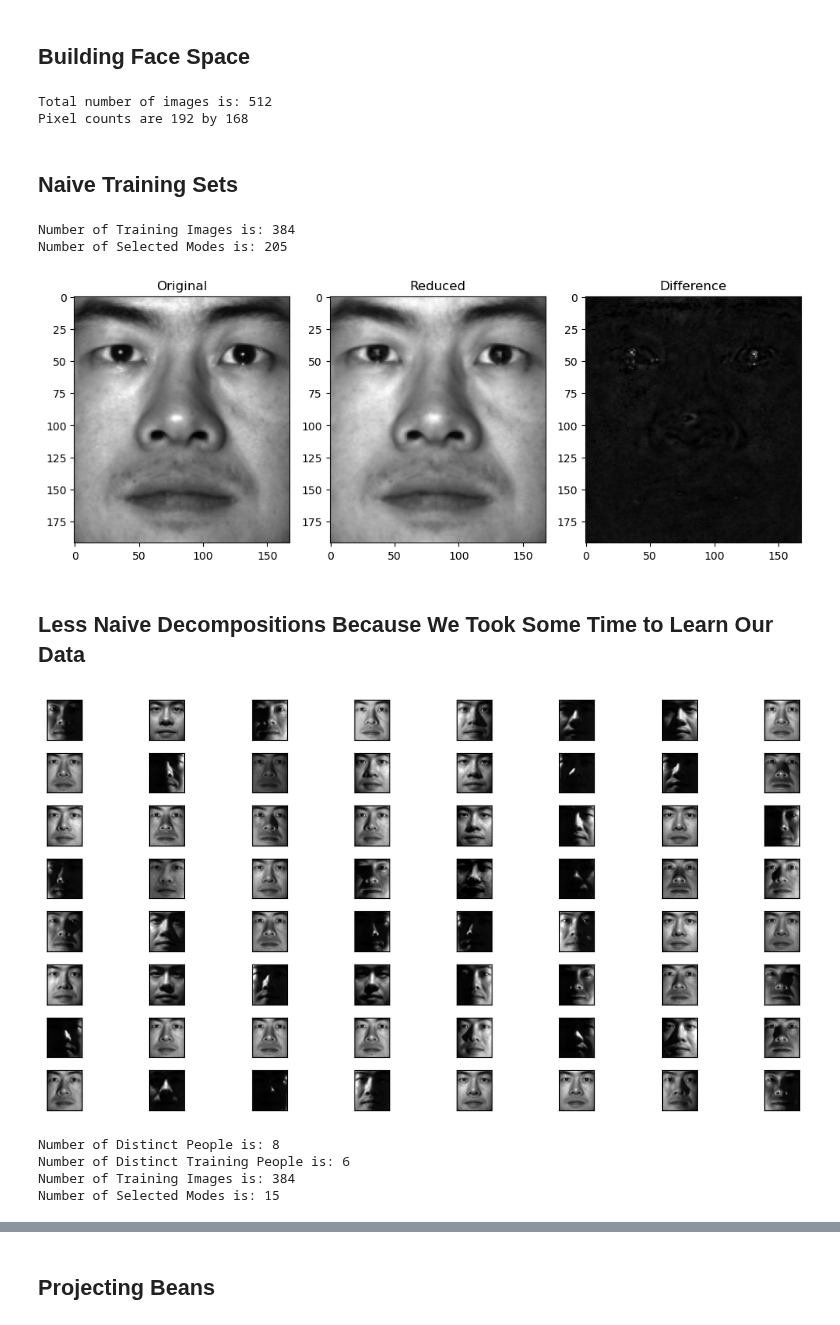
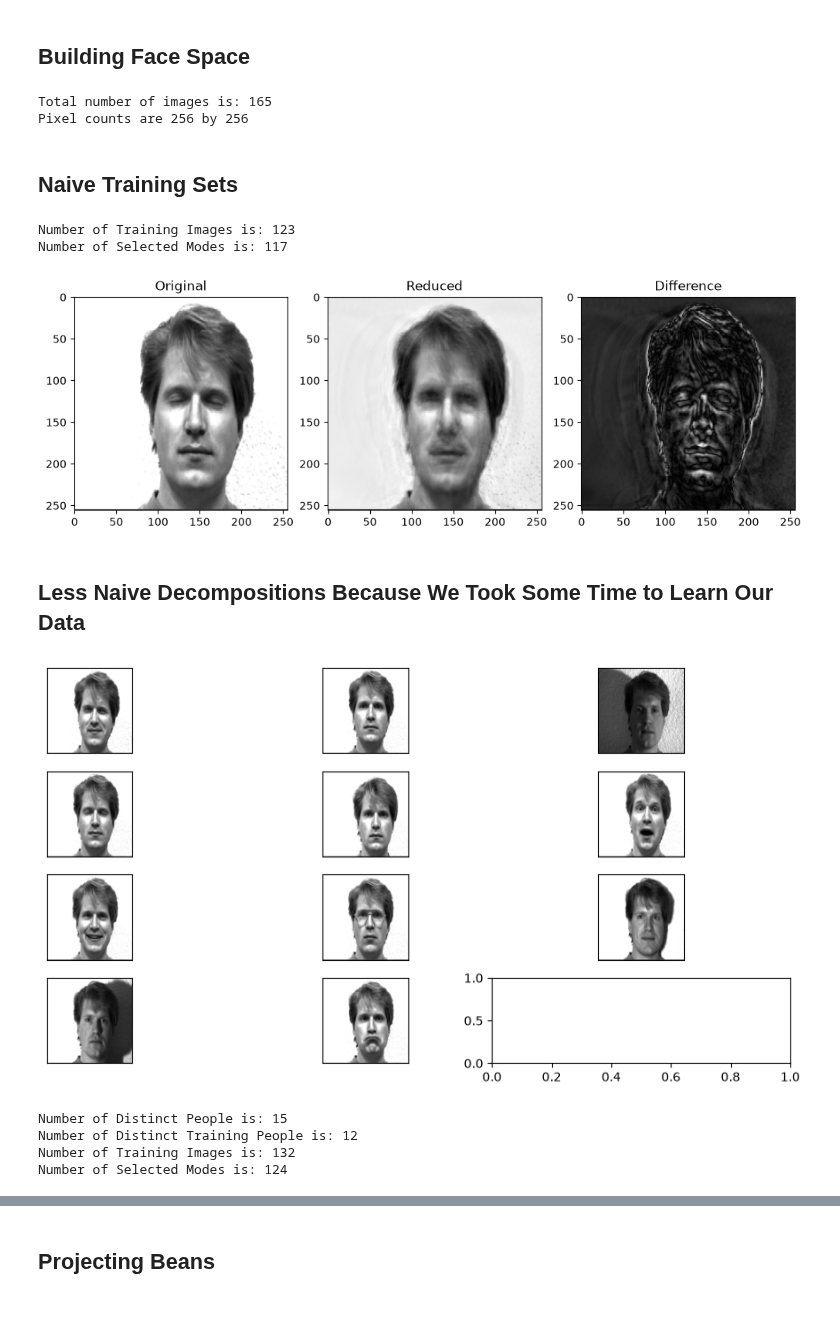
Before and after one commit to curtis-chris/Math_540_Fall_2026, a Jupyter notebook: Lecture_Notes_and_Code/Applications_of_the_SVD_and_Cluster_Analysis.ipynb, the cells around one changed output, grey strips where cells are left out. Cells and saved outputs as stored; diff of their text form; code cells hidden in the pictures.

Commit message:
Updates via Kaggle

```diff
--- a/Lecture_Notes_and_Code/Applications_of_the_SVD_and_Cluster_Analysis.ipynb
+++ b/Lecture_Notes_and_Code/Applications_of_the_SVD_and_Cluster_Analysis.ipynb
@@ -22,2 +17,10 @@ from math_596_image_analysis_helper_functions import *
+# %%
+# Data Loader from kaggle.com
+import kagglehub
+current_working_directory = os.getcwd()
+data_path = kagglehub.dataset_download("olgabelitskaya/yale-face-database")
+os.chdir(data_path)
+! rm -rf ./data
+os.chdir(current_working_directory)
 # %% [markdown]
 ## Building Face Space
@@ -28,26 +27,33 @@ cropped_image_list = file_builder(cropped_directory)
 # %%
-num_crp_images = len(cropped_image_list)
-crp_row, crp_col = np.shape(cropped_image_list[0])
-crp_image_mat = np.zeros((crp_row*crp_col, num_crp_images), dtype=np.float64)
-for cnt, image in enumerate(cropped_image_list):
-    crp_image_mat[:, cnt] = image.flatten()
+image_list, labels_list = file_builder(data_path)
 
-print(f"Total number of images is: {num_crp_images}")
-print(f"Pixel counts are {crp_row} by {crp_col}")
+indexed_labels = list(enumerate(labels_list))
+sorted_indexed_labels = sorted(indexed_labels, key=lambda x: x[1])
+swapped_indices = [sorted_indexed_labels[i][0] for i in range(len(sorted_indexed_labels))]
+
+num_images = len(image_list)
+row, col = np.shape(image_list[0])
+image_mat = np.zeros((row*col, num_images), dtype=np.float64)
+
+for cnt in range(num_images):
+    image_mat[:, cnt] = image_list[swapped_indices[cnt]].flatten()
+
+print(f"Total number of images is: {num_images}")
+print(f"Pixel counts are {row} by {col}")
 # %% [output]
-Total number of images is: 512
-Pixel counts are 192 by 168
+Total number of images is: 165
+Pixel counts are 256 by 256
 # %% [markdown]
 ## Naive Training Sets
 # %%
 percentage_training = .75
 mode_selection_threshhold = 2.
 
-num_train_images = int(np.floor(percentage_training * num_crp_images))
-train_indices = np.random.choice(np.arange(num_crp_images), num_train_images, replace=False)
-training_images = crp_image_mat[:, train_indices]
+num_train_images = int(np.floor(percentage_training * num_images))
+train_indices = np.random.choice(np.arange(num_images), num_train_images, replace=False)
+training_images = image_mat[:, train_indices]
 
-test_images = np.delete(crp_image_mat, train_indices, axis=1)
+test_images = np.delete(image_mat, train_indices, axis=1)
 zero_avg_test, avg_test = zero_mean(test_images)
 
 zero_avg_train, avg_train = zero_mean(training_images)
@@ -57,27 +63,27 @@ u_red = mode_selector(u_train, s_train, mode_selection_threshhold)
 print(f"Number of Training Images is: {num_train_images}")
 print(f"Number of Selected Modes is: {u_red.shape[1]}")
 # %% [output]
-Number of Training Images is: 384
-Number of Selected Modes is: 205
+Number of Training Images is: 123
+Number of Selected Modes is: 117
 # %%
 test_choice_ind = 0
 test_image_approx = mode_projector(zero_avg_test, u_red)
 test_image_approx += avg_test
 
-test_true_mat = test_images[:, test_choice_ind].reshape(crp_row, crp_col)
-test_approx_mat = test_image_approx[:, test_choice_ind].reshape(crp_row, crp_col)
+test_true_mat = test_images[:, test_choice_ind].reshape(row, col)
+test_approx_mat = test_image_approx[:, test_choice_ind].reshape(row, col)
 
 image_comparison(test_true_mat, test_approx_mat)
 # %% [output]
-[figure, old version]
+[figure, new version]
 # %% [markdown]
 ## Less Naive Decompositions Because We Took Some Time to Learn Our Data
 # %%
-num_angles = 64
-fig, axes = plt.subplots(8, 8, figsize=(10, 5))
+num_angles = 11
+fig, axes = plt.subplots(4, 3, figsize=(10, 5))
 ax = axes.ravel()
 for jj in range(num_angles):
-    ax[jj].imshow(crp_image_mat[:, jj].reshape(crp_row, crp_col), cmap=plt.cm.gray)
+    ax[jj].imshow(image_mat[:, jj].reshape(row, col), cmap=plt.cm.gray)
     ax[jj].tick_params(
     axis='both',          # changes apply to the x-axis
     which='both',      # both major and minor ticks are affected
@@ -88,21 +94,21 @@ for jj in range(num_angles):
     )
 fig.tight_layout()
 # %% [output]
-[figure, old version]
+[figure, new version]
 # %%
 percentage_training = .8
-mode_selection_threshhold = 1.
+mode_selection_threshhold = 2.
 
-num_distinct_people = int(num_crp_images/num_angles)
+num_distinct_people = int(num_images/num_angles)
 num_train_people = int(np.floor(percentage_training * num_distinct_people))
 train_people = np.random.choice(np.arange(num_distinct_people), num_train_people, replace=False)
 
 train_indices = np.zeros(num_train_people*num_angles, dtype=int)
 for ll in range(num_train_people):
     train_indices[ll*num_angles:num_angles*(ll+1)] = np.arange(train_people[ll]*num_angles,(train_people[ll]+1)*num_angles)
-training_images = crp_image_mat[:, np.sort(train_indices)]
+training_images = image_mat[:, np.sort(train_indices)]
 
-testing_images = np.delete(crp_image_mat, train_indices, axis=1)
+testing_images = np.delete(image_mat, train_indices, axis=1)
 zero_avg_test, avg_test = zero_mean(test_images)
 
 zero_avg_train, avg_train = zero_mean(training_images)
@@ -114,10 +120,10 @@ print(f"Number of Distinct Training People is: {num_train_people}")
 print(f"Number of Training Images is: {training_images.shape[1]}")
 print(f"Number of Selected Modes is: {u_red.shape[1]}")
 # %% [output]
-Number of Distinct People is: 8
-Number of Distinct Training People is: 6
-Number of Training Images is: 384
-Number of Selected Modes is: 15
+Number of Distinct People is: 15
+Number of Distinct Training People is: 12
+Number of Training Images is: 132
+Number of Selected Modes is: 124
 # %%
 test_choice_ind = 0
 test_image_approx = mode_projector(zero_avg_test, u_red)
```
Also changed, not shown: parts of 12 cells of this notebook, 1 other file.
